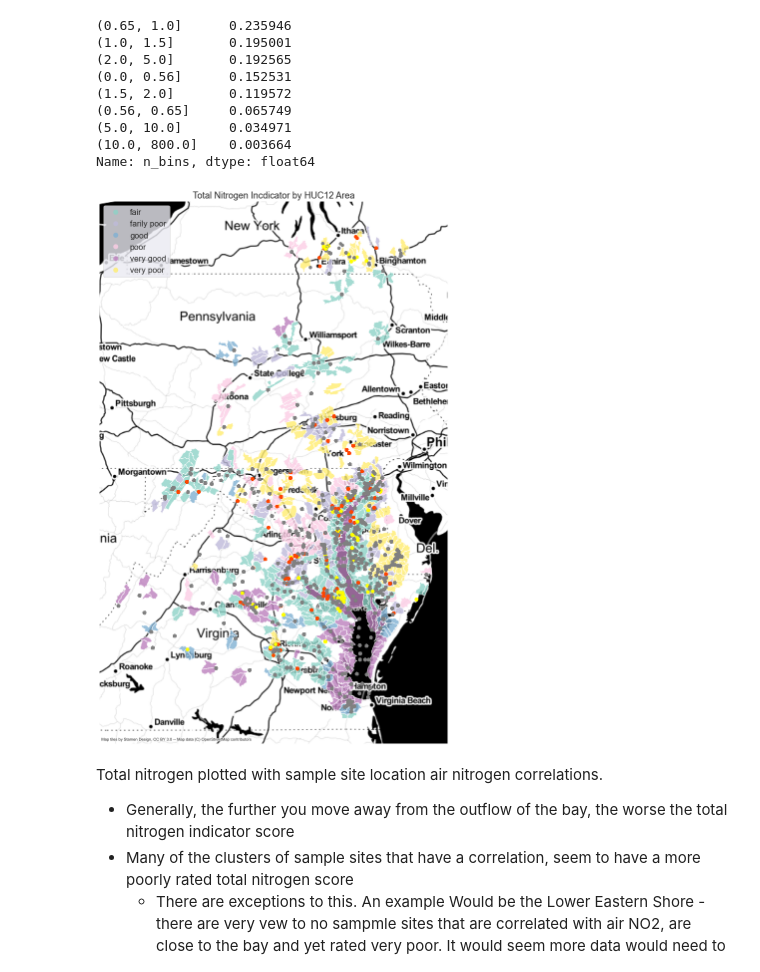
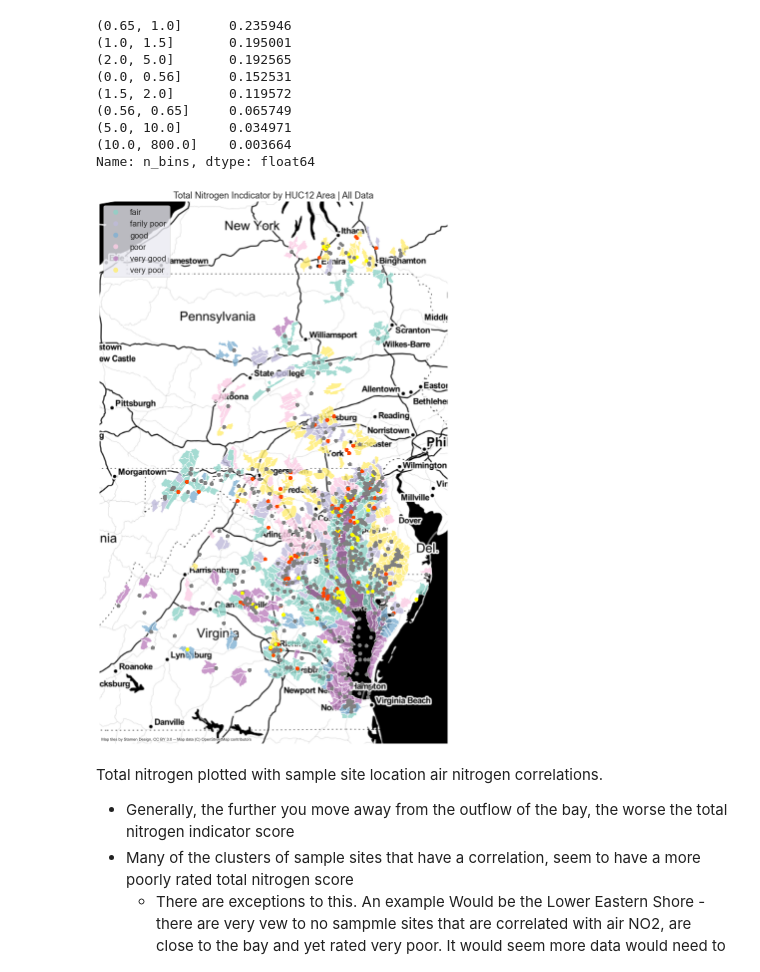
Before and after one commit to teamHackTheBay/hackTheBay, a Jupyter notebook: exploration/correlation_no2_data.ipynb, the cells around one changed output. Cells and saved outputs as stored; diff of their text form; code cells hidden in the pictures.

```diff
--- a/exploration/correlation_no2_data.ipynb
+++ b/exploration/correlation_no2_data.ipynb
@@ -367,18 +367,18 @@ huc_locs=huc_locs.to_crs(epsg=3857)
 # %%
 
 # plot the watershed shape file
 ax = huc_locs.plot(column='indicator',figsize=(20,20), alpha=.8, cmap='Set3', legend=True)
 
 # add a basemap from contextily
 ctx.add_basemap(ax,source=ctx.providers.Stamen.Toner, zoom=7)
 
 # project the geo dataframe to a mercator map format, then plot the sample site locations, colored by correlation
 gdf.to_crs(epsg=3857).plot(ax=ax, column='correlated', cmap=ListedColormap(['orangered','yellow','grey',]))
-ax.set_title("Total Nitrogen Incdicator by HUC12 Area")
+ax.set_title("Total Nitrogen Incdicator by HUC12 Area | All Data")
 ax.set_axis_off()
 plt.show()
 # %% [output]
-[figure, old version]
+[figure, new version]
 # %% [markdown]
 Total nitrogen plotted with sample site location air nitrogen correlations.
 - Generally, the further you move away from the outflow of the bay, the worse the total nitrogen indicator score
```
Also changed, not shown: parts of 3 cells of this notebook.
